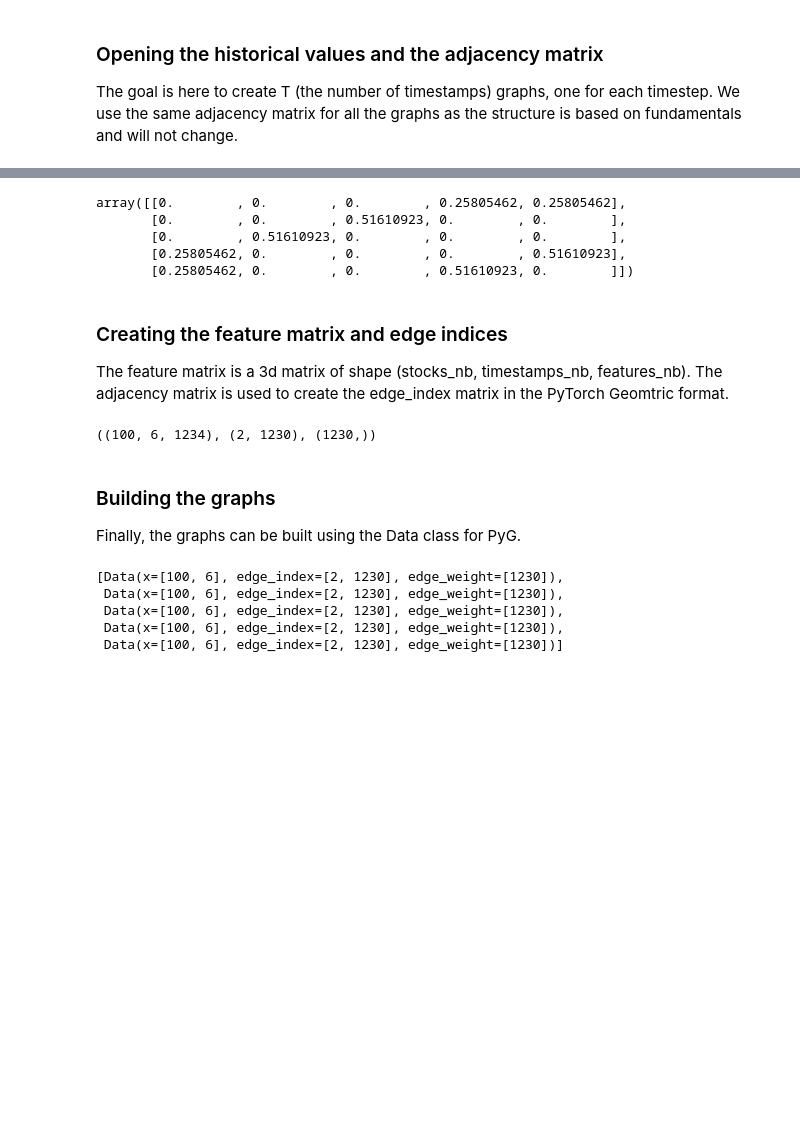
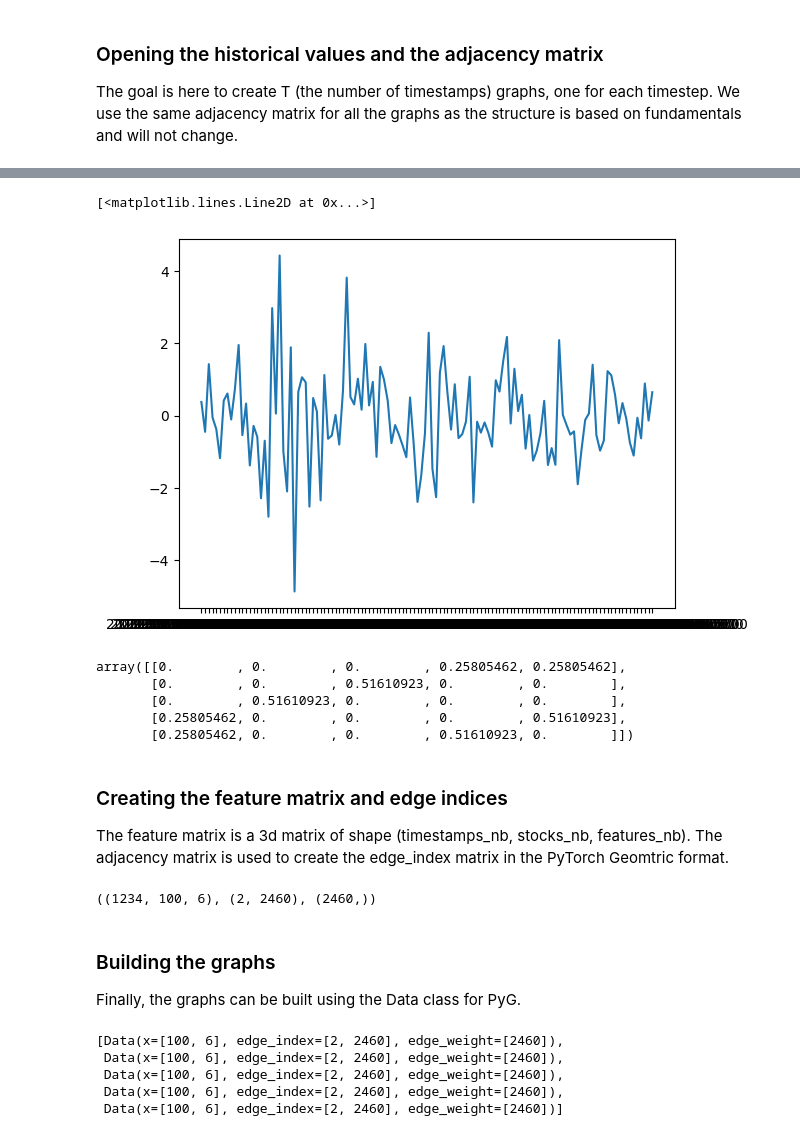
Before and after one commit to timothewt/SP100AnalysisWithGNNs, a Jupyter notebook: notebooks/3-torch_geometric_dataset.ipynb, the cells around one changed output, grey strips where cells are left out. Cells and saved outputs as stored; diff of their text form; code cells hidden in the pictures; blank space fills up the shorter version.

```diff
--- a/notebooks/3-torch_geometric_dataset.ipynb
+++ b/notebooks/3-torch_geometric_dataset.ipynb
@@ -27,3 +27,9 @@ values.head()
+# %%
+import matplotlib.pyplot as plt
+plt.plot(values.loc['AIG']['Variation'][20:142])
+# %% [output]
+[<matplotlib.lines.Line2D at 0x...>]
+[figure, added]
 # %%
 adj = np.load('../data/SP100/raw/adj.npy')
 adj[:5, :5]
@@ -35,38 +41,38 @@ array([[0.        , 0.        , 0.        , 0.25805462, 0.25805462],
        [0.25805462, 0.        , 0.        , 0.51610923, 0.        ]])
 # %% [markdown]
 ### Creating the feature matrix and edge indices
-The feature matrix is a 3d matrix of shape (stocks_nb, timestamps_nb, features_nb). The adjacency matrix is used to create the edge_index matrix in the PyTorch Geomtric format.
+The feature matrix is a 3d matrix of shape (timestamps_nb, stocks_nb, features_nb). The adjacency matrix is used to create the edge_index matrix in the PyTorch Geomtric format.
 # %%
 nodes_nb = len(adj)
 x = np.array(
 	values.drop(columns=["Close"]).to_numpy().reshape((nodes_nb, -1, values.shape[1] - 1))
-)
-x = np.swapaxes(x, 1, 2)  # to obtain (nodes, features, timestamps)
+)  # shape (nodes_nb, timestamps_nb, features_nb)
+x = np.swapaxes(x, 0, 1)  # shape (timestamps_nb, nodes_nb, features_nb)
 
-edge_nb = np.count_nonzero(adj) // 2  # the graph is undirected
+edge_nb = np.count_nonzero(adj)
 edge_index = np.zeros((2, edge_nb))
 edge_weight = np.zeros((edge_nb,))
 count = 0
 for i in range(nodes_nb):
-	for j in range(i + 1, nodes_nb):
+	for j in range(nodes_nb):
 		if (weight := adj[i, j]) != 0:
 			edge_index[0, count], edge_index[1, count] = i, j
 			edge_weight[count] = weight
 			count += 1
 x.shape, edge_index.shape, edge_weight.shape
 # %% [output]
-((100, 6, 1234), (2, 1230), (1230,))
+((1234, 100, 6), (2, 2460), (2460,))
 # %% [markdown]
 ### Building the graphs
 Finally, the graphs can be built using the Data class for PyG.
 # %%
 timestamps = [
-	Data(x=x[:, :, idx], edge_index=edge_index, edge_weight=edge_weight) for idx in range(x.shape[1])
+	Data(x=x[idx, :, :], edge_index=edge_index, edge_weight=edge_weight) for idx in range(x.shape[0])
 ]
 timestamps[:5]
 # %% [output]
-[Data(x=[100, 6], edge_index=[2, 1230], edge_weight=[1230]),
- Data(x=[100, 6], edge_index=[2, 1230], edge_weight=[1230]),
- Data(x=[100, 6], edge_index=[2, 1230], edge_weight=[1230]),
- Data(x=[100, 6], edge_index=[2, 1230], edge_weight=[1230]),
- Data(x=[100, 6], edge_index=[2, 1230], edge_weight=[1230])]
+[Data(x=[100, 6], edge_index=[2, 2460], edge_weight=[2460]),
+ Data(x=[100, 6], edge_index=[2, 2460], edge_weight=[2460]),
+ Data(x=[100, 6], edge_index=[2, 2460], edge_weight=[2460]),
+ Data(x=[100, 6], edge_index=[2, 2460], edge_weight=[2460]),
+ Data(x=[100, 6], edge_index=[2, 2460], edge_weight=[2460])]
```
Also changed, not shown: parts of 6 cells of this notebook, 9 other files.
